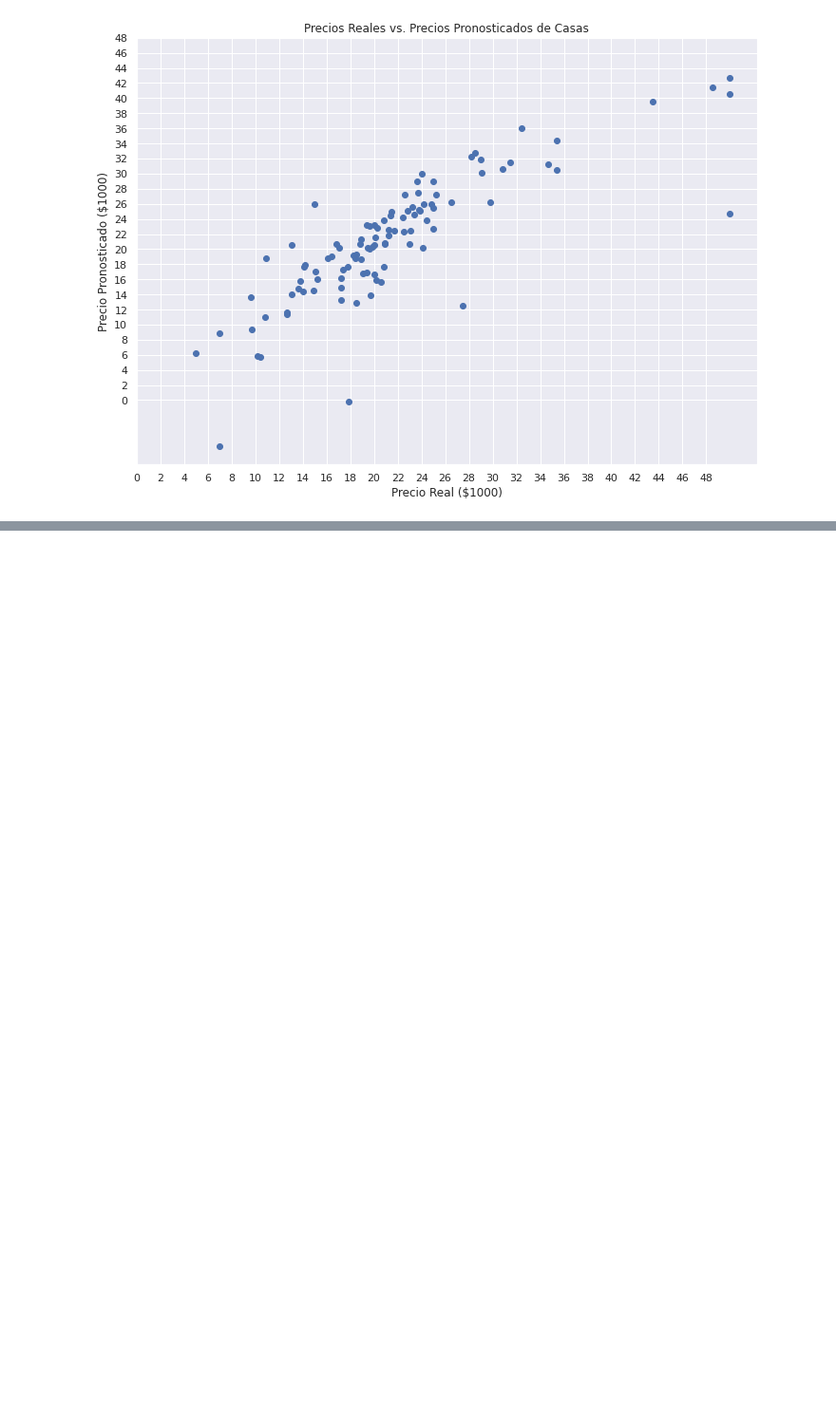
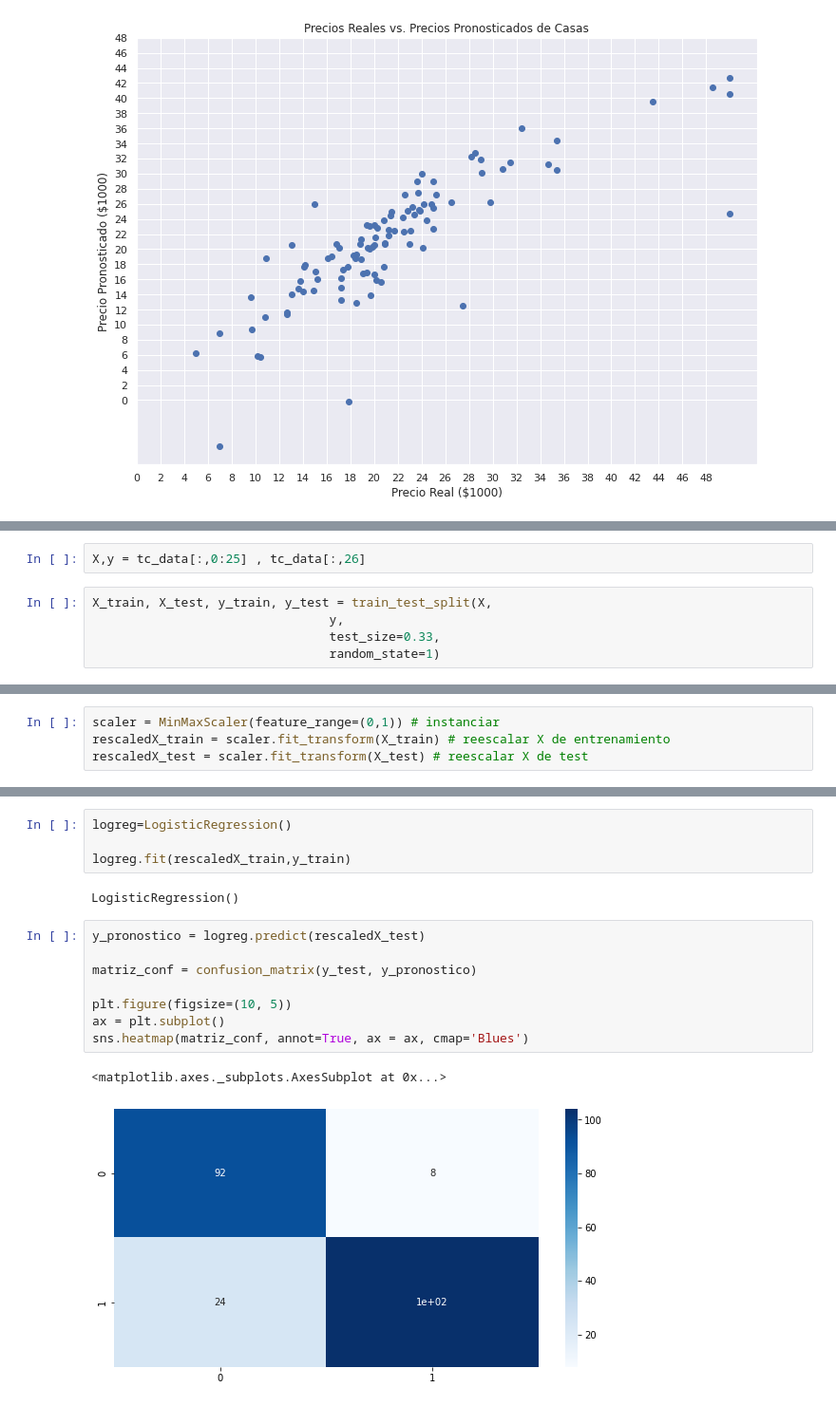
Before and after one commit to Antonios0499/crehana, a Jupyter notebook: proyecto_crehana_fundamentos_ML.ipynb, the cells around one changed output, grey strips where cells are left out. Shown at 95% size. Cells and saved outputs as stored; diff of their text form; blank space fills up the shorter version.

```diff
--- a/proyecto_crehana_fundamentos_ML.ipynb
+++ b/proyecto_crehana_fundamentos_ML.ipynb
@@ -503,0 +870,7 @@ Text(0.5, 1.0, 'Precios Reales vs. Precios Pronosticados de Casas')
+# %%
+X,y = tc_data[:,0:25] , tc_data[:,26]
+# %%
+X_train, X_test, y_train, y_test = train_test_split(X,
+                                y,
+                                test_size=0.33,
+                                random_state=1)
@@ -503,0 +907,4 @@ Text(0.5, 1.0, 'Precios Reales vs. Precios Pronosticados de Casas')
+# %%
+scaler = MinMaxScaler(feature_range=(0,1)) # instanciar
+rescaledX_train = scaler.fit_transform(X_train) # reescalar X de entrenamiento
+rescaledX_test = scaler.fit_transform(X_test) # reescalar X de test
@@ -503,0 +935,17 @@ Text(0.5, 1.0, 'Precios Reales vs. Precios Pronosticados de Casas')
+# %%
+logreg=LogisticRegression()
+
+logreg.fit(rescaledX_train,y_train)
+# %% [output]
+LogisticRegression()
+# %%
+y_pronostico = logreg.predict(rescaledX_test)
+
+matriz_conf = confusion_matrix(y_test, y_pronostico)
+
+plt.figure(figsize=(10, 5))
+ax = plt.subplot()
+sns.heatmap(matriz_conf, annot=True, ax = ax, cmap='Blues')
+# %% [output]
+<matplotlib.axes._subplots.AxesSubplot at 0x...>
+[figure, added]
```
Also changed, not shown: parts of 59 cells of this notebook.
